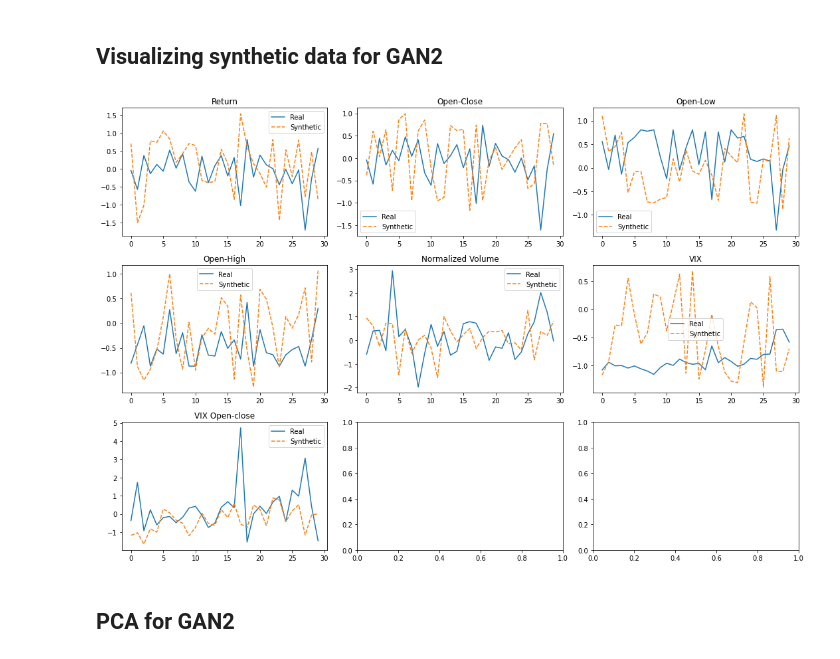
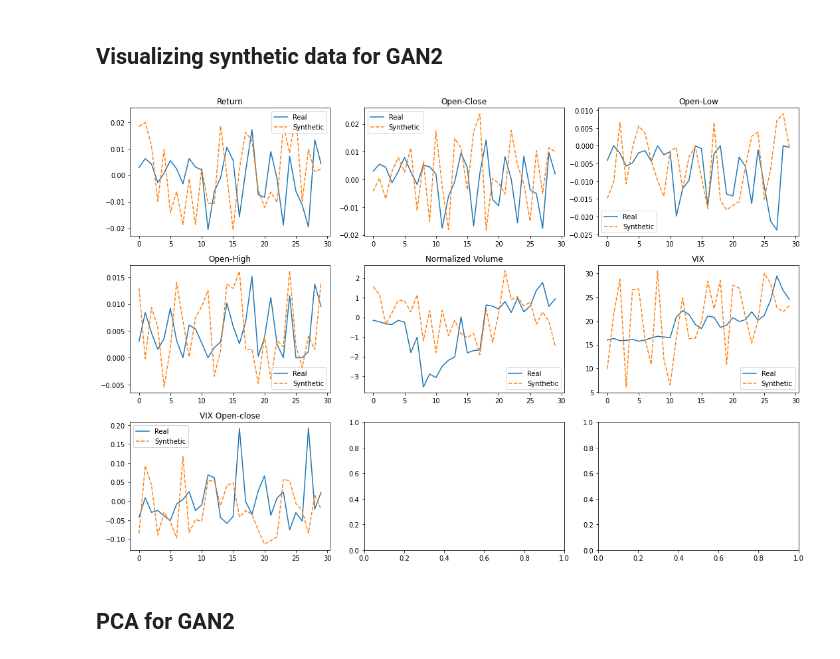
Before and after one commit to ofilion/financial-data-generation, a Jupyter notebook: Project.ipynb, the cells around one changed output. Saved outputs shown, nothing was run; the diff lists cells and outputs as text; code cells hidden in the pictures.

```diff
--- a/Project.ipynb
+++ b/Project.ipynb
@@ -113,6 +113,9 @@ def train_gan(true_data, training_steps, generator, discriminator,lr = 0.001):
     loss = nn.BCELoss()
     true_data = torch.tensor(true_data).float()
     true_labels = torch.tensor(np.ones((len(true_data),1))).float()
+
+    gen_data_loss = []
+    true_data_loss = []
     for i in range(training_steps):
 
         # zero the gradients on each iteration
@@ -142,13 +145,15 @@ def train_gan(true_data, training_steps, generator, discriminator,lr = 0.001):
         generator_discriminator_out = discriminator(generated_data.detach())
         generator_discriminator_loss = loss(generator_discriminator_out, torch.zeros((len(true_data),1)))
         discriminator_loss = (true_discriminator_loss + generator_discriminator_loss) / 2
+        gen_data_loss.append(generator_discriminator_loss)
+        true_data_loss.append(true_discriminator_loss)
         discriminator_loss.backward()
 
         discriminator_optimizer.step()
         if i%30==0:
 
             print("epoch: ", i, "discriminator loss: ",  discriminator_loss.item())
-    return generator, discriminator
+    return generator, discriminator, gen_data_loss, true_data_loss
 # %%
 # define minmax scaler
 # scaler = MinMaxScaler()
@@ -178,5 +183,5 @@ print(data.shape)
 ## x5 here to increase dimensionality, see if it helps
 generator = Generator(reshaped_data.shape[1])
 discriminator = Discriminator(reshaped_data.shape[1])
-gen, disc = train_gan(reshaped_data, 500, generator, discriminator,0.00005)
+gen, disc, gen_loss, disc_loss = train_gan(reshaped_data, 500, generator, discriminator,0.00005)
 # %% [output]
@@ -259,5 +264,5 @@ class Discriminator2(nn.Module):
 # %%
 generator2 = Generator2(reshaped_data.shape[1])
 discriminator2 = Discriminator2(reshaped_data.shape[1])
-gen2, disc2 = train_gan(reshaped_data, 300, generator2, discriminator2,0.00005)
+gen2, disc2, gen_loss2, disc_loss2 = train_gan(reshaped_data, 500, generator2, discriminator2,0.00005)
 # %% [output]
@@ -497,23 +516,25 @@ ax2.legend()
 # %%
 cols = [
     "Return","Open-Close",'Open-Low',"Open-High","Normalized Volume", "VIX", "VIX Open-close"
 ]
 
 # Plotting some generated samples. Both Synthetic and Original data are still standardized with values between [0, 1]
 fig, axes = plt.subplots(nrows=3, ncols=3, figsize=(15, 10))
 axes=axes.flatten()
 
 time = list(range(1,30))
 obs = np.random.randint(len(generated_data2.shape))
+unscaled_data = scaler.inverse_transform(data)
+unscaled_generated2 = scaler.inverse_transform(generated_data2)
 for j, col in enumerate(cols):
-    frame = pd.DataFrame({'Real': data[obs][:, j],
-                   'Synthetic': generated_data2[obs][:, j]})
+    frame = pd.DataFrame({'Real': unscaled_data[obs][:, j],
+                   'Synthetic': unscaled_generated2[obs][:, j]})
     frame.plot(ax=axes[j],
             title = col,
             secondary_y='Synthetic data', style=['-', '--'])
 fig.tight_layout()
 # %% [output]
-[figure, old version]
+[figure, new version]
 # %% [markdown]
 ## PCA for GAN2
 # %%
```
Also changed, not shown: parts of 7 cells of this notebook.
